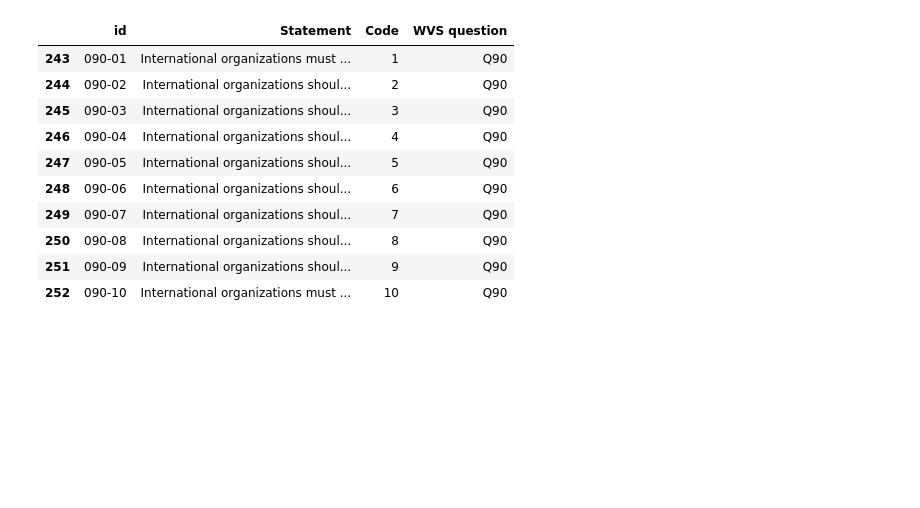
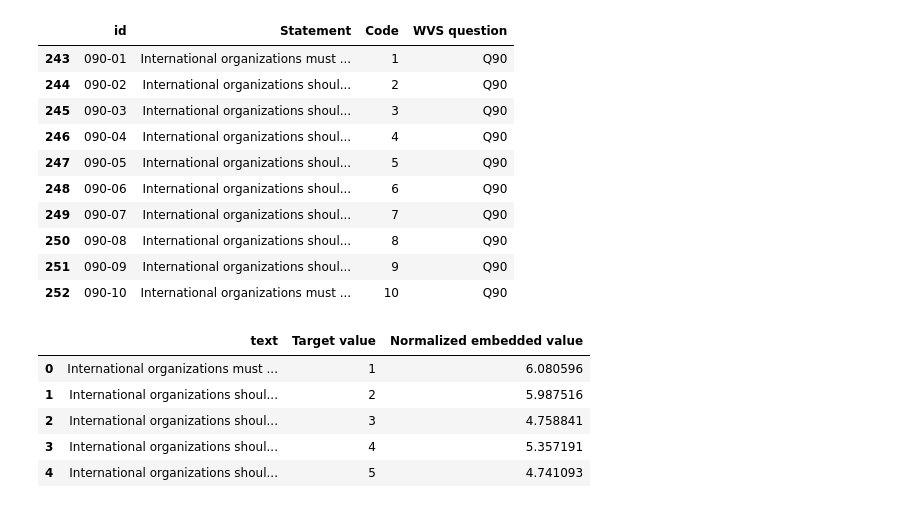
Before and after one commit to jacomyma/embedding-models-situational-benchmarks, a Jupyter notebook: experiments/Likert continuum WVS.ipynb, the cells around one changed output. Cells and saved outputs as stored; diff of their text form; code cells hidden in the pictures; blank space fills up the shorter version.

```diff
--- a/experiments/Likert continuum WVS.ipynb
+++ b/experiments/Likert continuum WVS.ipynb
@@ -30,9 +30,10 @@ df
 | 913 | 300-05 | I feel the political system gives... | 5 | SDG1 |
 914 rows × 4 columns
 # %%
-model_name = "intfloat/multilingual-e5-large-instruct"
+#model_name = "intfloat/multilingual-e5-large-instruct"
 #model_name = "all-MiniLM-L6-v2"
 #model_name = "allenai/specter"
+model_name = "sentence-transformers/paraphrase-multilingual-mpnet-base-v2"
 
 # Load model
 embedding_model = SentenceTransformer(model_name)
@@ -54,0 +78,15 @@ df_test
+# %%
+# Normalize column 'Embedded value' values to minimize the distance with 'Target value' values using a linear regression
+ratio, constant, r_value, p_value, std_err = stats.linregress(pca_df['Embedded value'], pca_df['Target value'])
+pca_df['Normalized embedded value'] = ratio * pca_df['Embedded value'] + constant
+
+# Delete 'Embedded value' column
+pca_df = pca_df.drop(columns=['Embedded value'])
+pca_df.head()
+# %% [output]
+|  | text | Target value | Normalized embedded value |
+| 0 | International organizations must ... | 1 | 6.080596 |
+| 1 | International organizations shoul... | 2 | 5.987516 |
+| 2 | International organizations shoul... | 3 | 4.758841 |
+| 3 | International organizations shoul... | 4 | 5.357191 |
+| 4 | International organizations shoul... | 5 | 4.741093 |
```
Also changed, not shown: parts of 6 cells of this notebook.
